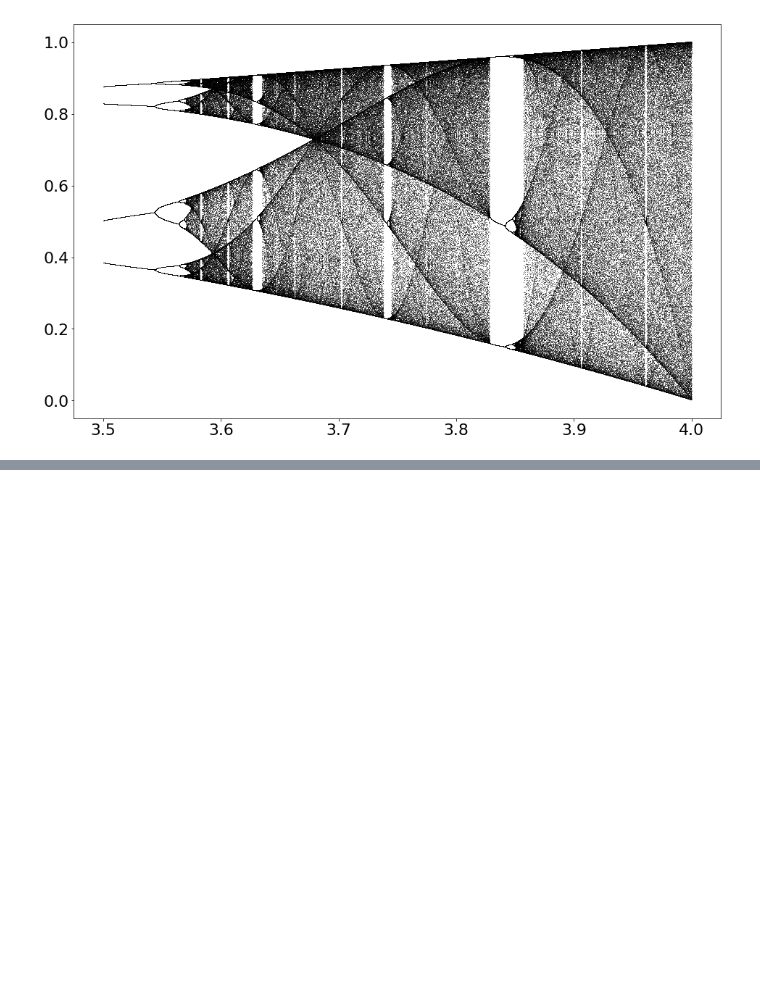
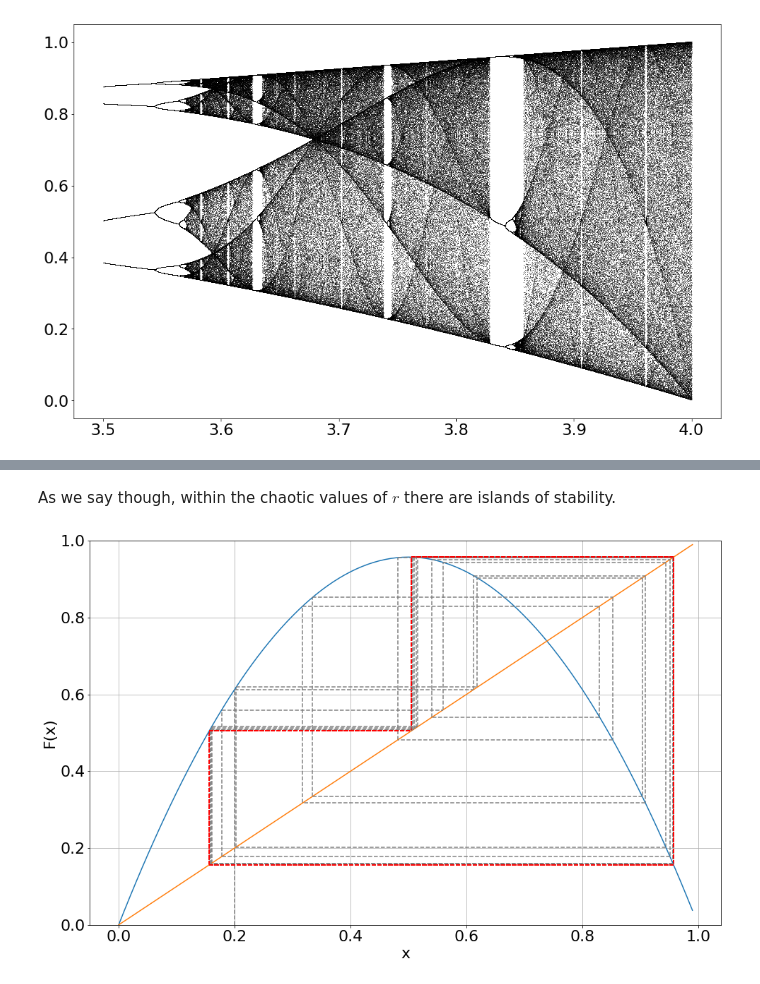
Before and after one commit to nielsw2/ACM20030-Examples, a Jupyter notebook: InterestingExamples/LogisticsMap.ipynb, the cells around one changed output, grey strips where cells are left out. Cells and saved outputs as stored; diff of their text form; code cells hidden in the pictures; blank space fills up the shorter version.

```diff
--- a/InterestingExamples/LogisticsMap.ipynb
+++ b/InterestingExamples/LogisticsMap.ipynb
@@ -79,0 +128,6 @@ for i in range(iterations):
+# %% [markdown]
+As we say though, within the chaotic values of $r$ there are islands of stability.
+# %%
+PlotCobWeb(LogisticMap, 3.83, 0.2, 300, 0,1,0,1)
+# %% [output]
+[figure, added]
```
Also changed, not shown: parts of 8 cells of this notebook.
